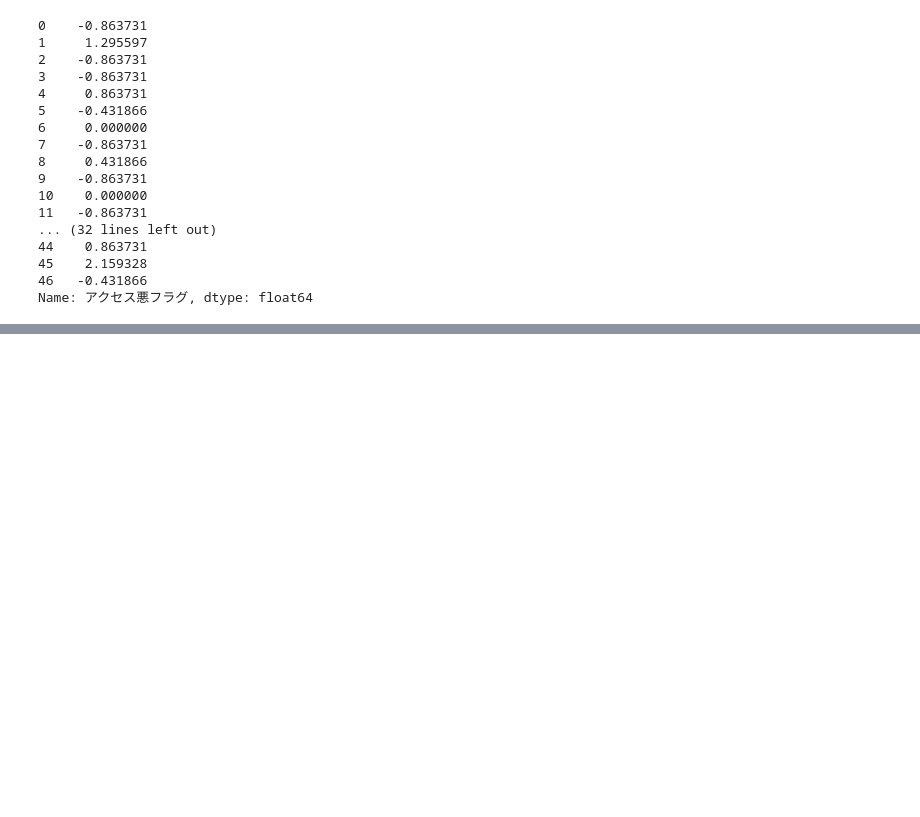
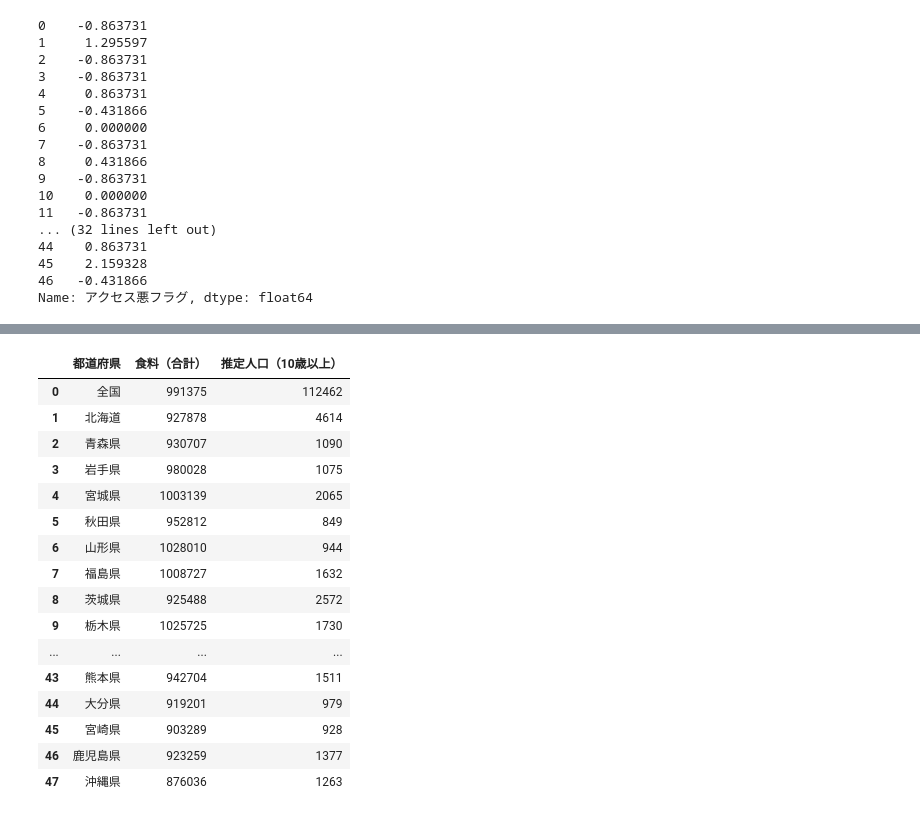
Before and after one commit to JunNagase0/healthcare-accessibility-analysis, a Jupyter notebook: notebooks/nagase02_access-value-test.ipynb, the cells around one changed output, grey strips where cells are left out. Saved outputs shown, nothing was run; the diff lists cells and outputs as text; code cells hidden in the pictures; blank space fills up the shorter version.

```diff
--- a/notebooks/nagase02_access-value-test.ipynb
+++ b/notebooks/nagase02_access-value-test.ipynb
@@ -372,0 +385,6 @@ plt.show()
+# %%
+df_d = pd.read_csv('..\data\ssdse_D_cleaned.csv')
+# %%
+df_d = df_d[df_d['男女の別']=='0_総数']
+# %%
+df_d = df_d[['都道府県','推定人口（10歳以上）']]
@@ -372,0 +411,22 @@ plt.show()
+# %%
+df_cd = pd.merge(df_c,df_d,on='都道府県')
+# %%
+df_cd
+# %% [output]
+|  | 都道府県 | 食料（合計） | 推定人口（10歳以上） |
+| 0 | 全国 | 991375 | 112462 |
+| 1 | 北海道 | 927878 | 4614 |
+| 2 | 青森県 | 930707 | 1090 |
+| 3 | 岩手県 | 980028 | 1075 |
+| 4 | 宮城県 | 1003139 | 2065 |
+| 5 | 秋田県 | 952812 | 849 |
+| 6 | 山形県 | 1028010 | 944 |
+| 7 | 福島県 | 1008727 | 1632 |
+| 8 | 茨城県 | 925488 | 2572 |
+| 9 | 栃木県 | 1025725 | 1730 |
+| ... | ... | ... | ... |
+| 43 | 熊本県 | 942704 | 1511 |
+| 44 | 大分県 | 919201 | 979 |
+| 45 | 宮崎県 | 903289 | 928 |
+| 46 | 鹿児島県 | 923259 | 1377 |
+| 47 | 沖縄県 | 876036 | 1263 |
```
Also changed, not shown: parts of 26 cells of this notebook, 1 other file.
